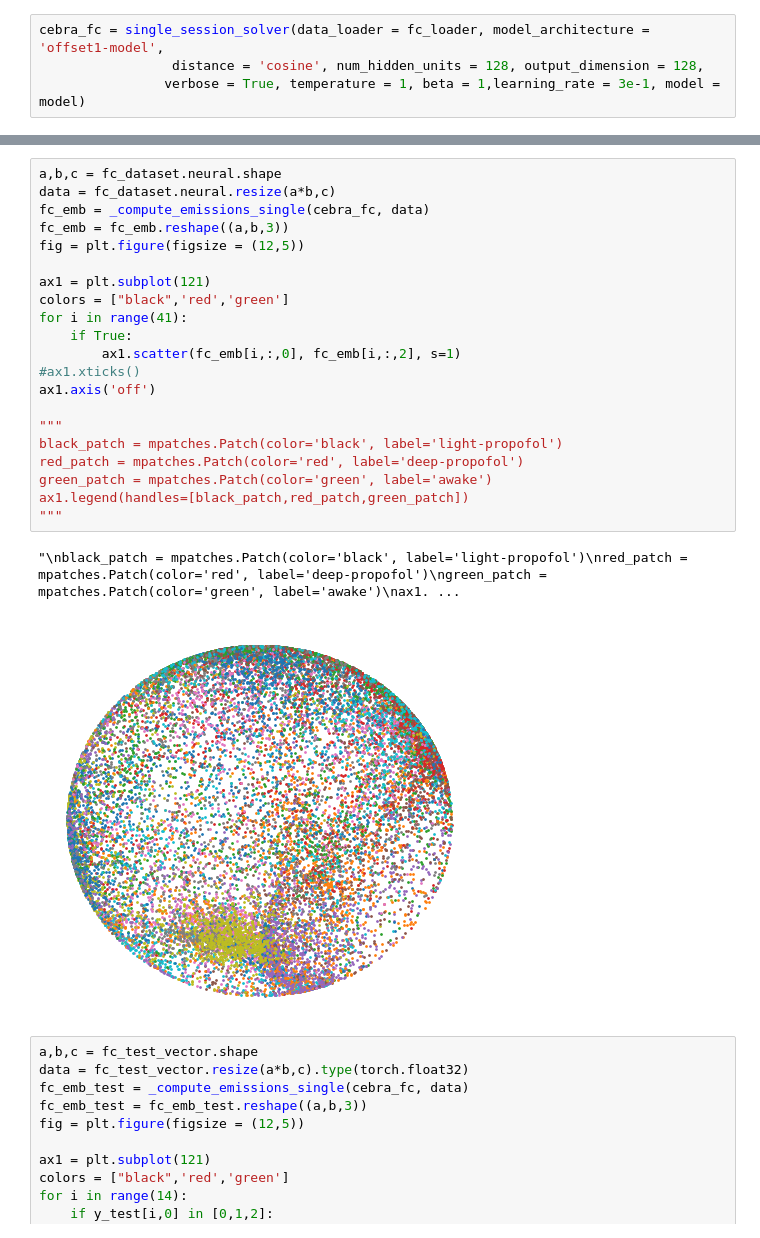
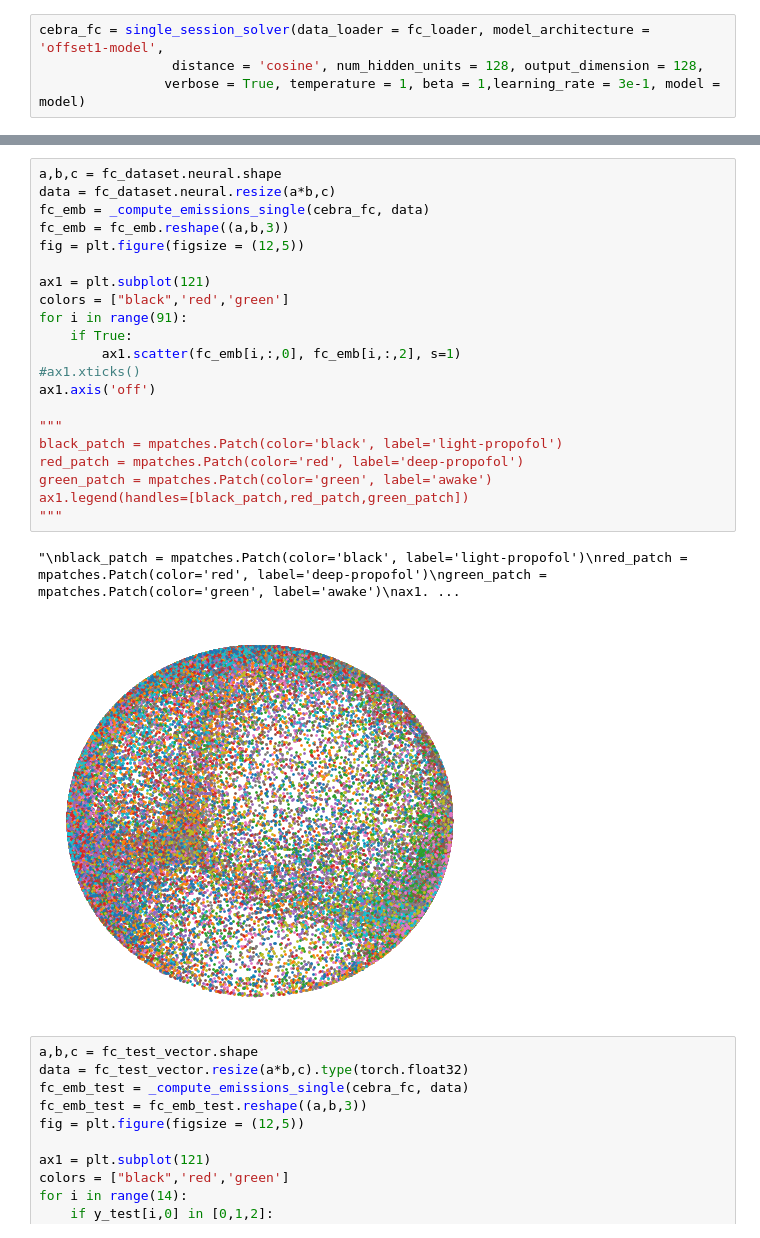
Before and after one commit to Aurelien-Stumpf-Mascles/2023_asm_tembedding, a Jupyter notebook: code/notebooks/cebra_eeg_fmri/cebra_eeg_fmri.ipynb, the cells around one changed output, grey strips where cells are left out. Drawn from its saved outputs; the diff is of its cells as text.

```diff
--- a/code/notebooks/cebra_eeg_fmri/cebra_eeg_fmri.ipynb
+++ b/code/notebooks/cebra_eeg_fmri/cebra_eeg_fmri.ipynb
@@ -216,27 +216,27 @@ Train loss 6.5091, Train accuracy 0.00%
 # %%
 a,b,c = fc_dataset.neural.shape
 data = fc_dataset.neural.resize(a*b,c)
 fc_emb = _compute_emissions_single(cebra_fc, data)
 fc_emb = fc_emb.reshape((a,b,3))
 fig = plt.figure(figsize = (12,5))
 
 ax1 = plt.subplot(121)
 colors = ["black",'red','green']
-for i in range(41):
+for i in range(91):
     if True:
         ax1.scatter(fc_emb[i,:,0], fc_emb[i,:,2], s=1)
 #ax1.xticks()
 ax1.axis('off')
 
 """
 black_patch = mpatches.Patch(color='black', label='light-propofol')
 red_patch = mpatches.Patch(color='red', label='deep-propofol')
 green_patch = mpatches.Patch(color='green', label='awake')
 ax1.legend(handles=[black_patch,red_patch,green_patch])
 """
 # %% [output]
 "\nblack_patch = mpatches.Patch(color='black', label='light-propofol')\nred_patch = mpatches.Patch(color='red', label='deep-propofol')\ngreen_patch = mpatches.Patch(color='green', label='awake')\nax1. ...
-[figure, old version]
+[figure, new version]
 # %%
 a,b,c = fc_test_vector.shape
 data = fc_test_vector.resize(a*b,c).type(torch.float32)
```
Also changed, not shown: parts of 1 cell of this notebook, 12 other files.
